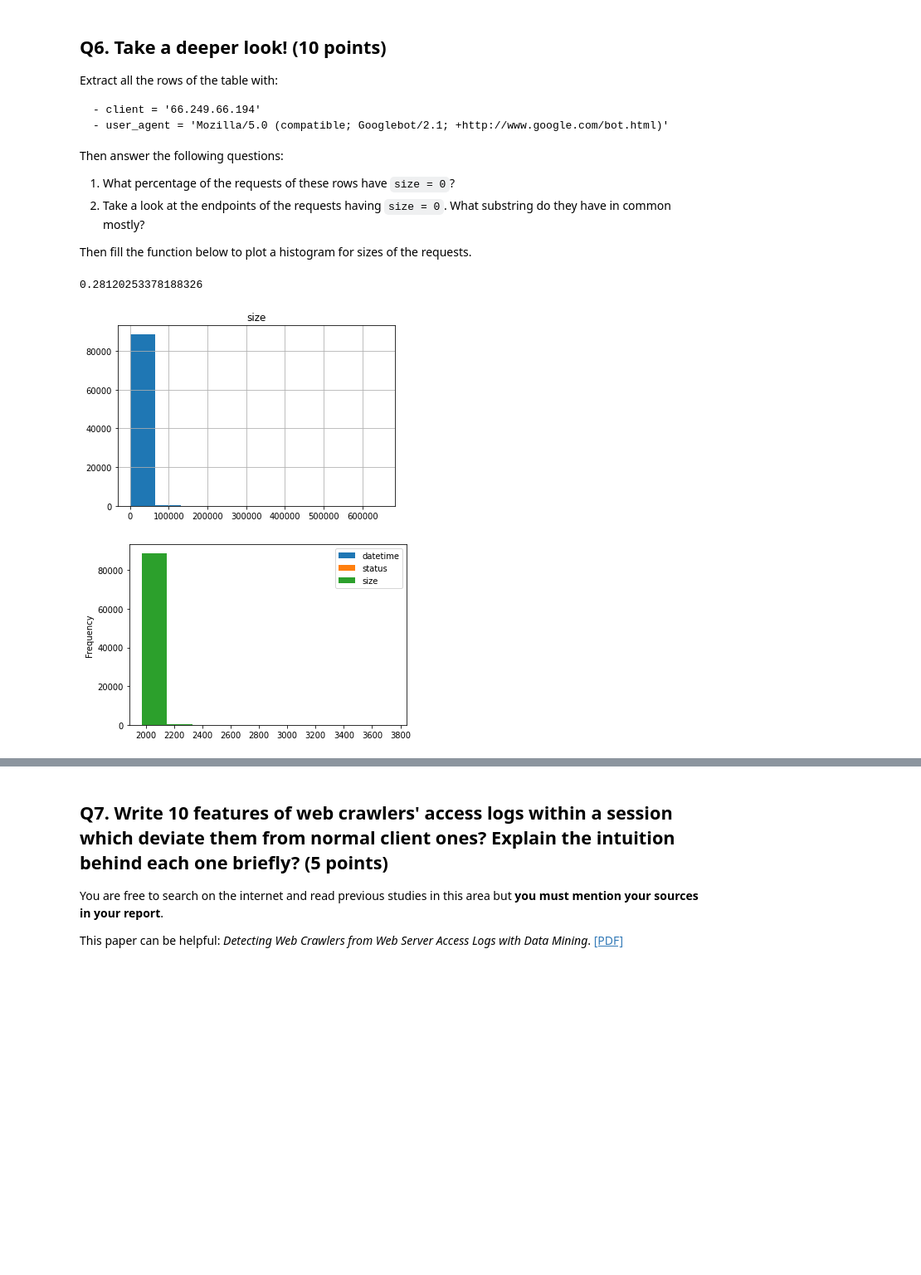
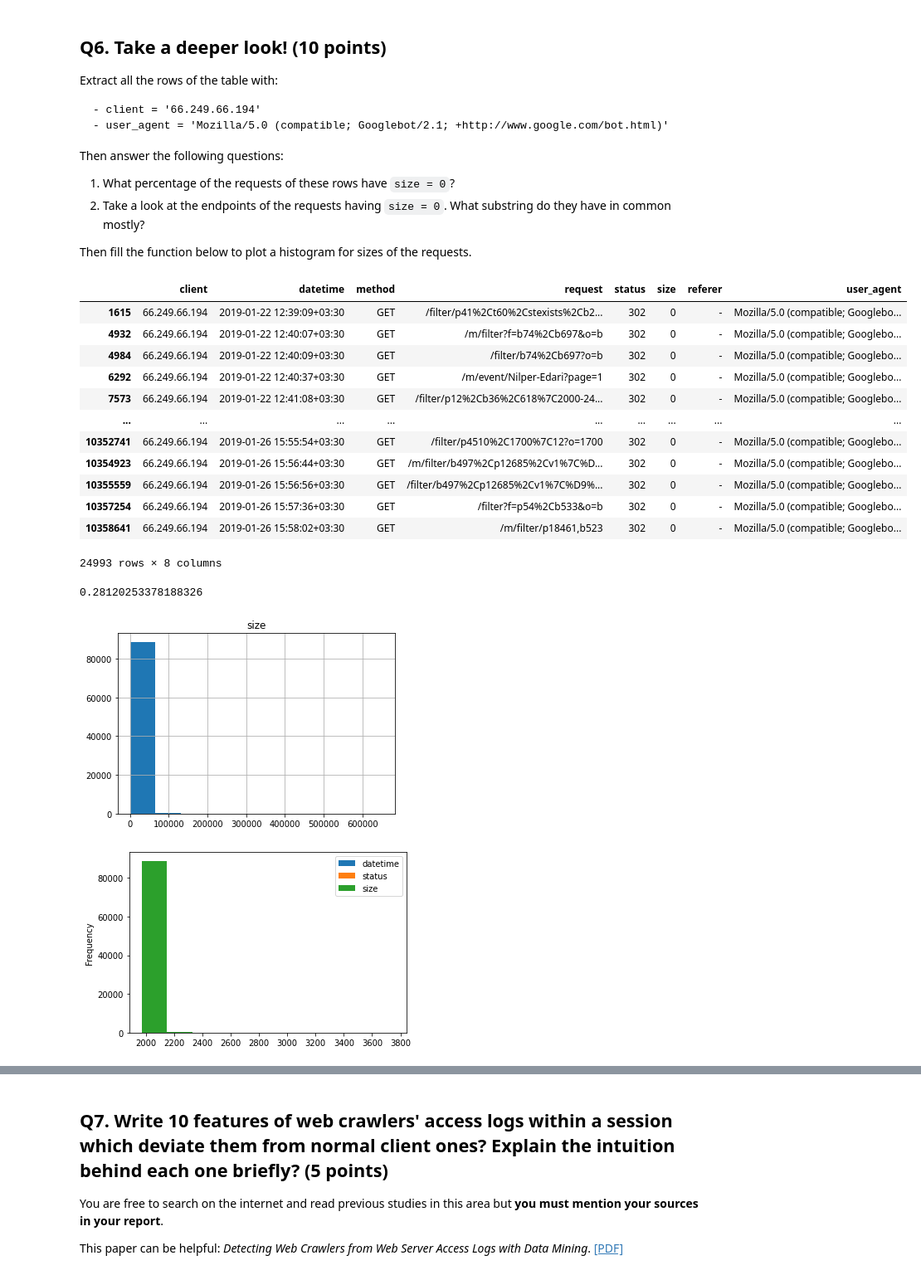
Before and after one commit to AAdvari/pandas-practice, a Jupyter notebook: LogServerAnalysis.ipynb, the cells around one changed output, grey strips where cells are left out. Shown at 83% size. Cells and saved outputs as stored; diff of their text form; code cells hidden in the pictures; blank space fills up the shorter version.

```diff
--- a/LogServerAnalysis.ipynb
+++ b/LogServerAnalysis.ipynb
@@ -566,23 +580,37 @@ Then fill the function below to plot a histogram for sizes of the requests.
 # %%
 client = '66.249.66.194'
 user_agent = 'Mozilla/5.0 (compatible; Googlebot/2.1; +http://www.google.com/bot.html)'
 
 def plot_histogram(sample_df, n_bins=10):
     # TODO: Implement this function that takes a pd.DataFrame
     # and plot a histogram with n_bins bins.
 
     ############# Your code here ############
     spec_rows = sample_df[(sample_df['client'] == '66.249.66.194') & (sample_df['user_agent'] == 'Mozilla/5.0 (compatible; Googlebot/2.1; +http://www.google.com/bot.html)' )]
     spec_rows.hist(column='size', bins=n_bins)
     spec_rows.plot.hist(by='size', bins=n_bins)
 
     percentage = spec_rows[spec_rows['size']==0].shape[0] / spec_rows.shape[0]
+    display(spec_rows[spec_rows['size']==0])
     print(percentage)
     #########################################
 
 sample_df = logs_df[(logs_df['client'] == client) & (logs_df['user_agent'] == user_agent)]
 plot_histogram(sample_df, n_bins=10)
 # %% [output]
+|  | client | datetime | method | request | status | size | referer | user_agent |
+| 1615 | 66.249.66.194 | 2019-01-22 12:39:09+03:30 | GET | /filter/p41%2Ct60%2Cstexists%2Cb2... | 302 | 0 | - | Mozilla/5.0 (compatible; Googlebo... |
+| 4932 | 66.249.66.194 | 2019-01-22 12:40:07+03:30 | GET | /m/filter?f=b74%2Cb697&o=b | 302 | 0 | - | Mozilla/5.0 (compatible; Googlebo... |
+| 4984 | 66.249.66.194 | 2019-01-22 12:40:09+03:30 | GET | /filter/b74%2Cb697?o=b | 302 | 0 | - | Mozilla/5.0 (compatible; Googlebo... |
+| 6292 | 66.249.66.194 | 2019-01-22 12:40:37+03:30 | GET | /m/event/Nilper-Edari?page=1 | 302 | 0 | - | Mozilla/5.0 (compatible; Googlebo... |
+| 7573 | 66.249.66.194 | 2019-01-22 12:41:08+03:30 | GET | /filter/p12%2Cb36%2C618%7C2000-24... | 302 | 0 | - | Mozilla/5.0 (compatible; Googlebo... |
+| ... | ... | ... | ... | ... | ... | ... | ... | ... |
+| 10352741 | 66.249.66.194 | 2019-01-26 15:55:54+03:30 | GET | /filter/p4510%2C1700%7C12?o=1700 | 302 | 0 | - | Mozilla/5.0 (compatible; Googlebo... |
+| 10354923 | 66.249.66.194 | 2019-01-26 15:56:44+03:30 | GET | /m/filter/b497%2Cp12685%2Cv1%7C%D... | 302 | 0 | - | Mozilla/5.0 (compatible; Googlebo... |
+| 10355559 | 66.249.66.194 | 2019-01-26 15:56:56+03:30 | GET | /filter/b497%2Cp12685%2Cv1%7C%D9%... | 302 | 0 | - | Mozilla/5.0 (compatible; Googlebo... |
+| 10357254 | 66.249.66.194 | 2019-01-26 15:57:36+03:30 | GET | /filter?f=p54%2Cb533&o=b | 302 | 0 | - | Mozilla/5.0 (compatible; Googlebo... |
+| 10358641 | 66.249.66.194 | 2019-01-26 15:58:02+03:30 | GET | /m/filter/p18461,b523 | 302 | 0 | - | Mozilla/5.0 (compatible; Googlebo... |
-0.28120253378188326
+24993 rows × 8 columns
+0.28120253378188326
 [figure]
 [figure]
```
Also changed, not shown: parts of 11 cells of this notebook.
